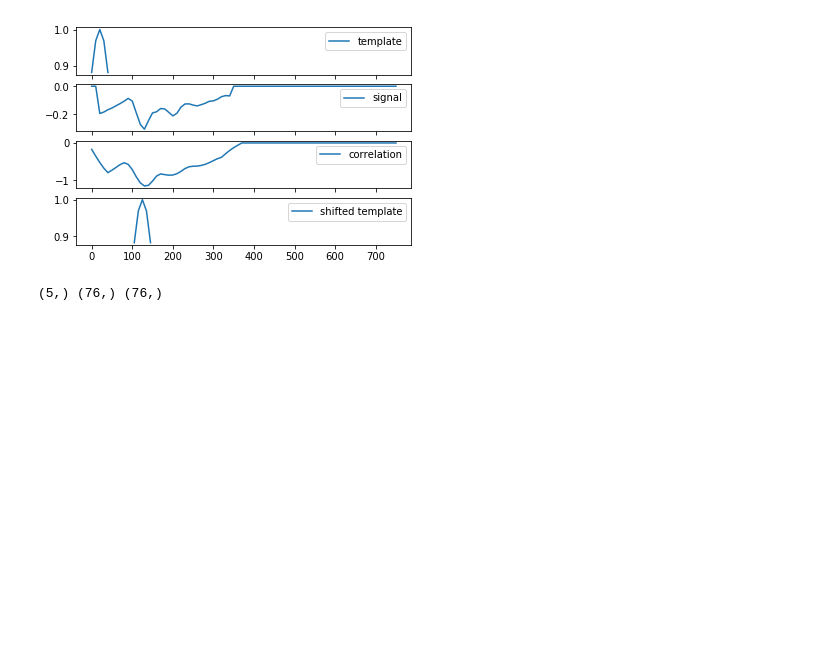
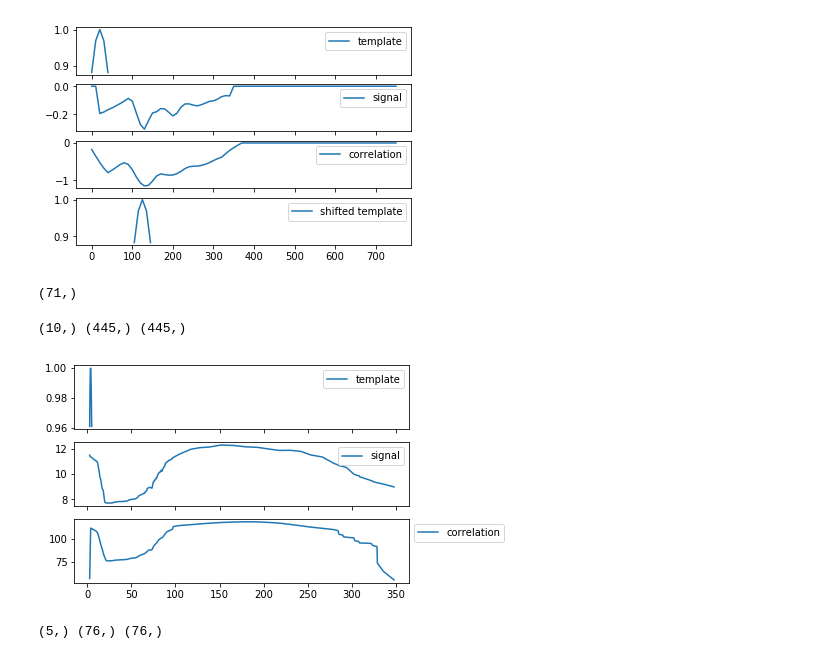
Before and after one commit to oceanhackweek/ohw19-projects-TMIVP, a Jupyter notebook: explore_crosscorrelation.ipynb, the cells around one changed output. Cells and saved outputs as stored; diff of their text form; code cells hidden in the pictures; blank space fills up the shorter version.

Commit message:
try gaussian filter on glider data

```diff
--- a/explore_crosscorrelation.ipynb
+++ b/explore_crosscorrelation.ipynb
@@ -201,0 +208,5 @@ for ax in [ax0,ax1,ax2,ax3]:
+# %%
+#Load data from matlab file
+mat_data = loadmat('data_glider_ctd_casts.mat', squeeze_me = True)
+
+glider_ctd_profiles = mat_data['glider_ctd_profiles']
@@ -201,0 +233,4 @@ for ax in [ax0,ax1,ax2,ax3]:
+# %%
+np.shape(glider_ctd_profiles_practical_salinity[1])
+# %% [output]
+(71,)
@@ -201,0 +239,33 @@ for ax in [ax0,ax1,ax2,ax3]:
+# %%
+# define gaussian filter
+def gaussian(x, mu, sig):
+    return np.exp(-np.power(x - mu, 2.) / (2*np.pi * np.power(sig, 2.)))
+# %%
+# define gaussian filter
+def gaussian(x, mu, sig):
+    return np.exp(-np.power(x - mu, 2.) / (2*np.pi * np.power(sig, 2.)))
+
+pulse = gaussian(np.linspace(0,1,10),0.5,1)
+data_array = glider_ctd_profiles_potential_temperature[40][:,]
+coord = -glider_ctd_profiles_z[40][:,]
+# corr_array = signal.correlate(data_array, pulse,  mode='same') # x-correlation
+corr_array = signal.convolve(data_array, pulse,  mode='same') # x-correlation
+
+print(np.shape(pulse), np.shape(data_array), np.shape(corr_array))
+
+loc = np.where(np.abs(corr_array) == np.max(np.abs(corr_array))) # grab location of max correlation, later build in option to use absolute or not
+loc_med = np.median(loc)
+
+# fig, (ax0, ax1, ax2, ax3) = plt.subplots(4, 1, sharex=True)
+fig, (ax0, ax1, ax2) = plt.subplots(3, 1, sharex=True)
+ax0.plot(coord[:len(pulse)],pulse, label='template')
+ax1.plot(coord,data_array, label='signal')
+ax2.plot(coord,corr_array, label='correlation')
+# ax3.plot(coord[:len(pulse)]+coord[loc_med]-coord[len(pulse)]/2., pulse, label='shifted template')
+
+# for ax in [ax0,ax1,ax2,ax3]:
+for ax in [ax0,ax1,ax2]:
+    ax.legend(bbox_to_anchor=(1,1))
+# %% [output]
+(10,) (445,) (445,)
+[figure, added]
```
Also changed, not shown: parts of 4 cells of this notebook, 1 other file.
